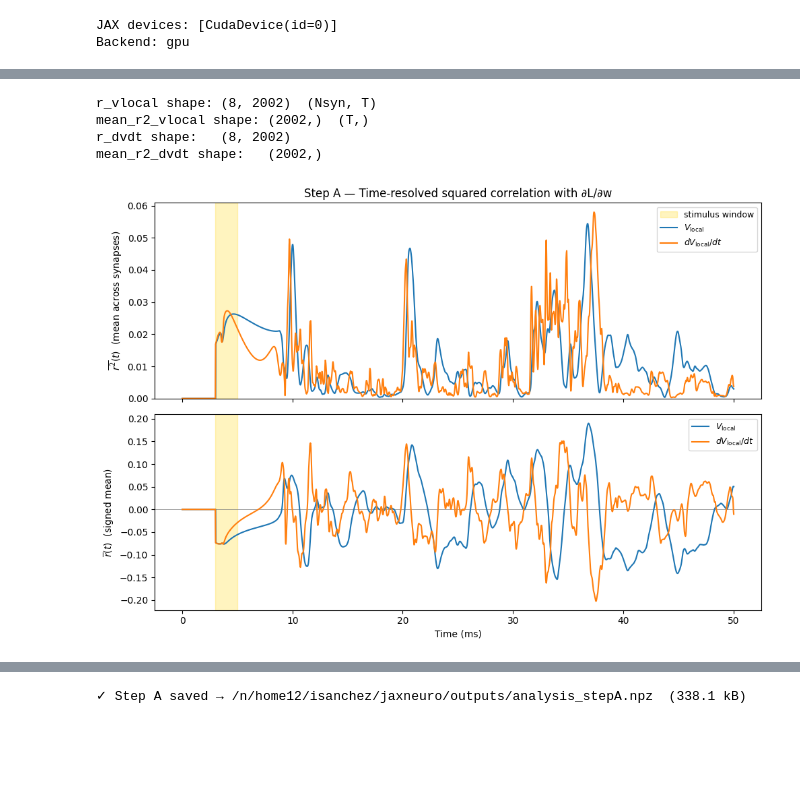
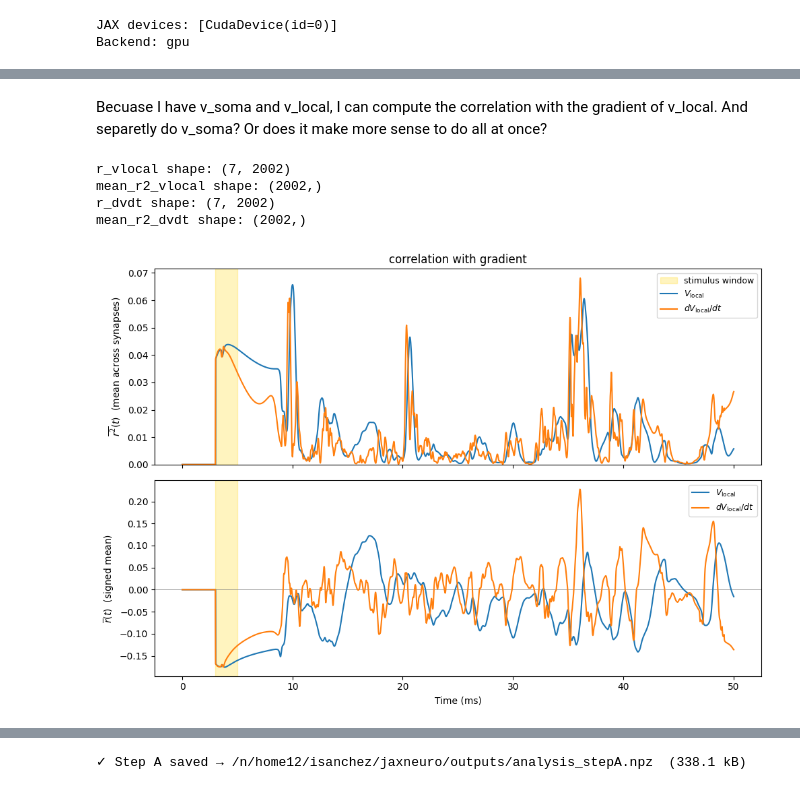
Before and after one commit to itzelts/jaxneuro, a Jupyter notebook: notebooks/analysis.ipynb, the cells around one changed output, grey strips where cells are left out. Saved outputs shown, nothing was run; the diff lists cells and outputs as text; code cells hidden in the pictures; blank space fills up the shorter version.

```diff
--- a/notebooks/analysis.ipynb
+++ b/notebooks/analysis.ipynb
@@ -104,83 +101,69 @@ Then aggregate: $\overline{r^2}(t) = \text{mean}_i\, r_i(t)^2$.
+# %% [markdown]
+Becuase I have v_soma and v_local, I can compute the correlation with the gradient of v_local. And separetly do v_soma? Or does it make more sense to do all at once?
 # %%
-# ===================================================================
-# Deliverable A1 — Time-resolved correlation curves
-# ===================================================================
+def time_resolved_corr(signal, grads):
+    N, Nsyn, T = signal.shape
+    assert grads.shape == (N, Nsyn), f"Expected grads {(N, Nsyn)}, got {grads.shape}"
 
-def time_resolved_corr(signal, grads):
-    """
-    Compute per-synapse, per-timepoint Pearson r between a time-varying
-    signal and the (scalar) gradient across trials.
-
-    Parameters
-    ----------
-    signal : (N, Nsyn, T)   local physiological signal
-    grads  : (N, Nsyn)      trial-level gradient for each synapse
-
-    Returns
-    -------
-    r_by_syn : (Nsyn, T)    Pearson r for each synapse × timepoint
-    """
-    N, Nsyn, T = signal.shape
     r_by_syn = np.zeros((Nsyn, T))
     for i in range(Nsyn):
-        g_i = grads[:, i]                       # (N,)
-        # Vectorised Pearson r across all timepoints at once
+        g_i = grads[:, i] # in R^N
+        # vectorised pearson r across all timepoints at once
         # signal[:, i, :] is (N, T) — correlate each column with g_i
-        x = signal[:, i, :]                     # (N, T)
+        x = signal[:, i, :]  # in R^N
         # demean
         x_dm = x - x.mean(axis=0, keepdims=True)
         g_dm = g_i - g_i.mean()
-        num   = (x_dm * g_dm[:, None]).sum(axis=0)          # (T,)
-        denom = np.sqrt((x_dm**2).sum(axis=0) * (g_dm**2).sum()) + 1e-30
-        r_by_syn[i] = num / denom
+        num = (x_dm * g_dm[:, None]).sum(axis=0)          # (T,)
+        denom = np.sqrt((x_dm**2).sum(axis=0) * (g_dm**2).sum()) + 1e-30 # want to prevent division by zero
+        r_by_syn[i] = num / denom # (Nsyn, T)
     return r_by_syn
 
-# ---- Signal 1: V_local ----
-r_vlocal = time_resolved_corr(VLOCAL, GRADS)          # (Nsyn, T)
-mean_r2_vlocal = (r_vlocal**2).mean(axis=0)            # (T,)
-mean_r_vlocal  = r_vlocal.mean(axis=0)                 # (T,)
 
-# ---- Signal 2: dV/dt (finite difference of V_local along time) ----
-dVdt = np.gradient(VLOCAL, dt, axis=2)                  # (N, Nsyn, T)
-r_dvdt = time_resolved_corr(dVdt, GRADS)                # (Nsyn, T)
-mean_r2_dvdt = (r_dvdt**2).mean(axis=0)                 # (T,)
-mean_r_dvdt  = r_dvdt.mean(axis=0)                      # (T,)
+GRADS_local = GRADS[:, 1:]
+r_vlocal = time_resolved_corr(VLOCAL, GRADS_local) # (Nsyn-1, T)
+mean_r2_vlocal = (r_vlocal**2).mean(axis=0)  # (T,)
+mean_r_vlocal = r_vlocal.mean(axis=0) # (T,)
 
-print(f"r_vlocal shape: {r_vlocal.shape}  (Nsyn, T)")
-print(f"mean_r2_vlocal shape: {mean_r2_vlocal.shape}  (T,)")
-print(f"r_dvdt shape:   {r_dvdt.shape}")
-print(f"mean_r2_dvdt shape:   {mean_r2_dvdt.shape}")
+
+## look at changes in voltage?
+dVdt = np.gradient(VLOCAL, dt, axis=2)  # (N, Nsyn, T)
+r_dvdt = time_resolved_corr(dVdt, GRADS_local)  # (Nsyn-1, T)
+mean_r2_dvdt = (r_dvdt**2).mean(axis=0) # (T,)
+mean_r_dvdt = r_dvdt.mean(axis=0) # (T,)
+
+print(f"r_vlocal shape: {r_vlocal.shape}")
+print(f"mean_r2_vlocal shape: {mean_r2_vlocal.shape}")
+print(f"r_dvdt shape: {r_dvdt.shape}")
+print(f"mean_r2_dvdt shape: {mean_r2_dvdt.shape}")
 # %% [output]
-r_vlocal shape: (8, 2002)  (Nsyn, T)
-mean_r2_vlocal shape: (2002,)  (T,)
-r_dvdt shape:   (8, 2002)
-mean_r2_dvdt shape:   (2002,)
+r_vlocal shape: (7, 2002)
+mean_r2_vlocal shape: (2002,)
+r_dvdt shape: (7, 2002)
+mean_r2_dvdt shape: (2002,)
 # %%
-# ---- Plot: mean r² over time for each signal, stimulus window shaded ----
 fig, axes = plt.subplots(2, 1, figsize=(10, 7), sharex=True)
 
-# --- Panel 1: mean r²(t) ---
 ax = axes[0]
 ax.axvspan(i_delay, i_delay + i_dur, color="gold", alpha=0.25, label="stimulus window")
 ax.plot(t, mean_r2_vlocal, label=r"$V_{\rm local}$", lw=1.5)
 ax.plot(t, mean_r2_dvdt,   label=r"$dV_{\rm local}/dt$", lw=1.5)
 ax.set_ylabel(r"$\overline{r^2}(t)$  (mean across synapses)")
-ax.set_title("Step A — Time-resolved squared correlation with ∂L/∂w")
+ax.set_title("correlation with gradient")
 ax.legend(fontsize=9)
 ax.set_ylim(bottom=0)
 
-# --- Panel 2: mean r(t) (signed) ---
 ax = axes[1]
 ax.axvspan(i_delay, i_delay + i_dur, color="gold", alpha=0.25)
 ax.axhline(0, color="grey", lw=0.5)
 ax.plot(t, mean_r_vlocal, label=r"$V_{\rm local}$", lw=1.5)
 ax.plot(t, mean_r_dvdt,   label=r"$dV_{\rm local}/dt$", lw=1.5)
 ax.set_ylabel(r"$\overline{r}(t)$  (signed mean)")
 ax.set_xlabel("Time (ms)")
 ax.legend(fontsize=9)
 
 plt.tight_layout()
 plt.show()
 # %% [output]
-[figure, old version]
+[figure, new version]
 # %%
```
Also changed, not shown: parts of 23 cells of this notebook, 3 other files.
